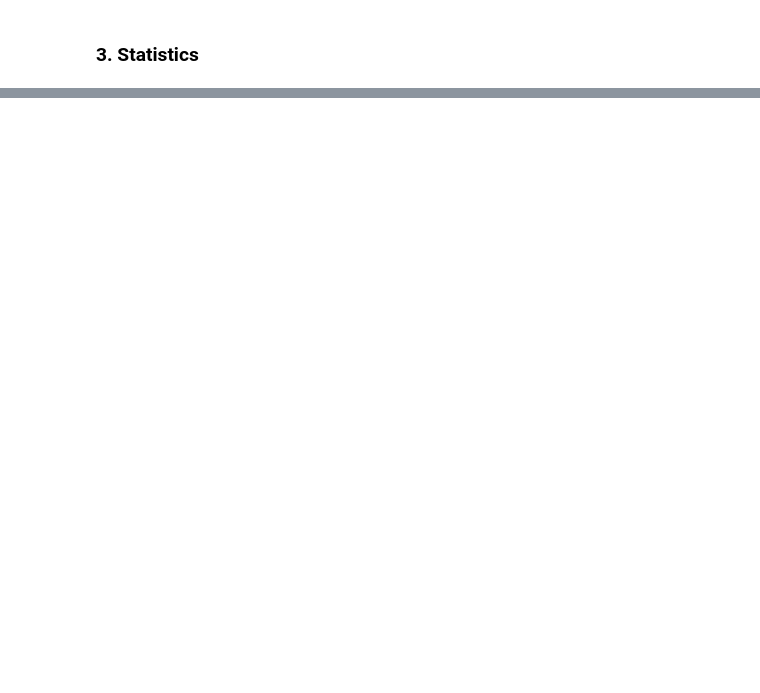
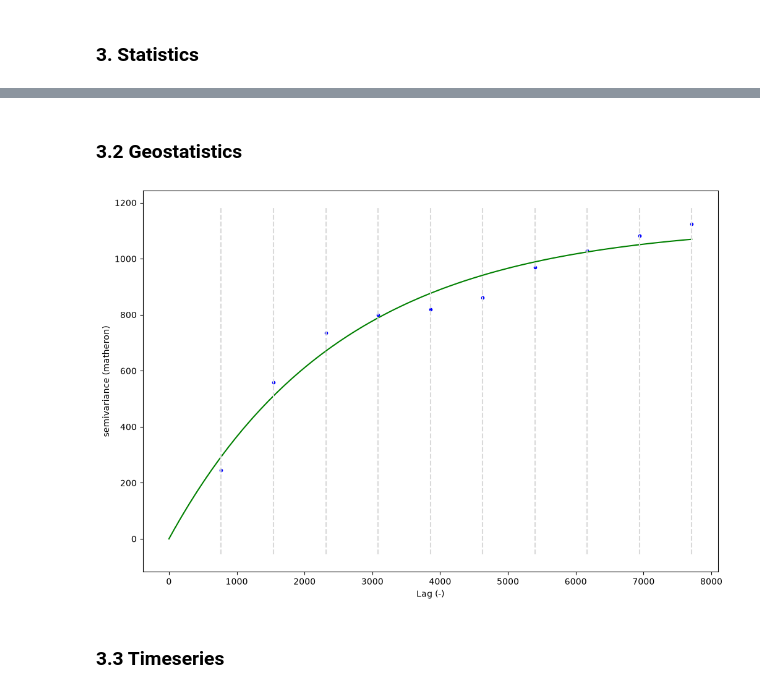
Before and after one commit to PantheraPaulus/hrHSA-public, a Jupyter notebook: notebooks/pangolin/MASTER_RS_GEE.ipynb, the cells around one changed output, grey strips where cells are left out. Saved outputs shown, nothing was run; the diff lists cells and outputs as text; code cells hidden in the pictures; blank space fills up the shorter version.

```diff
--- a/notebooks/pangolin/MASTER_RS_GEE.ipynb
+++ b/notebooks/pangolin/MASTER_RS_GEE.ipynb
@@ -1614,0 +1640,10 @@ plt.show()
+# %% [markdown]
+### 3.2 Geostatistics
+# %%
+fig, ax = plt.subplots(figsize = (12, 8))
+variogram.plot(hist = True, axes = ax)
+plt.show()
+# %% [output]
+[figure, added]
+# %% [markdown]
+### 3.3 Timeseries
```
Also changed, not shown: parts of 29 cells of this notebook, 19 other files.
